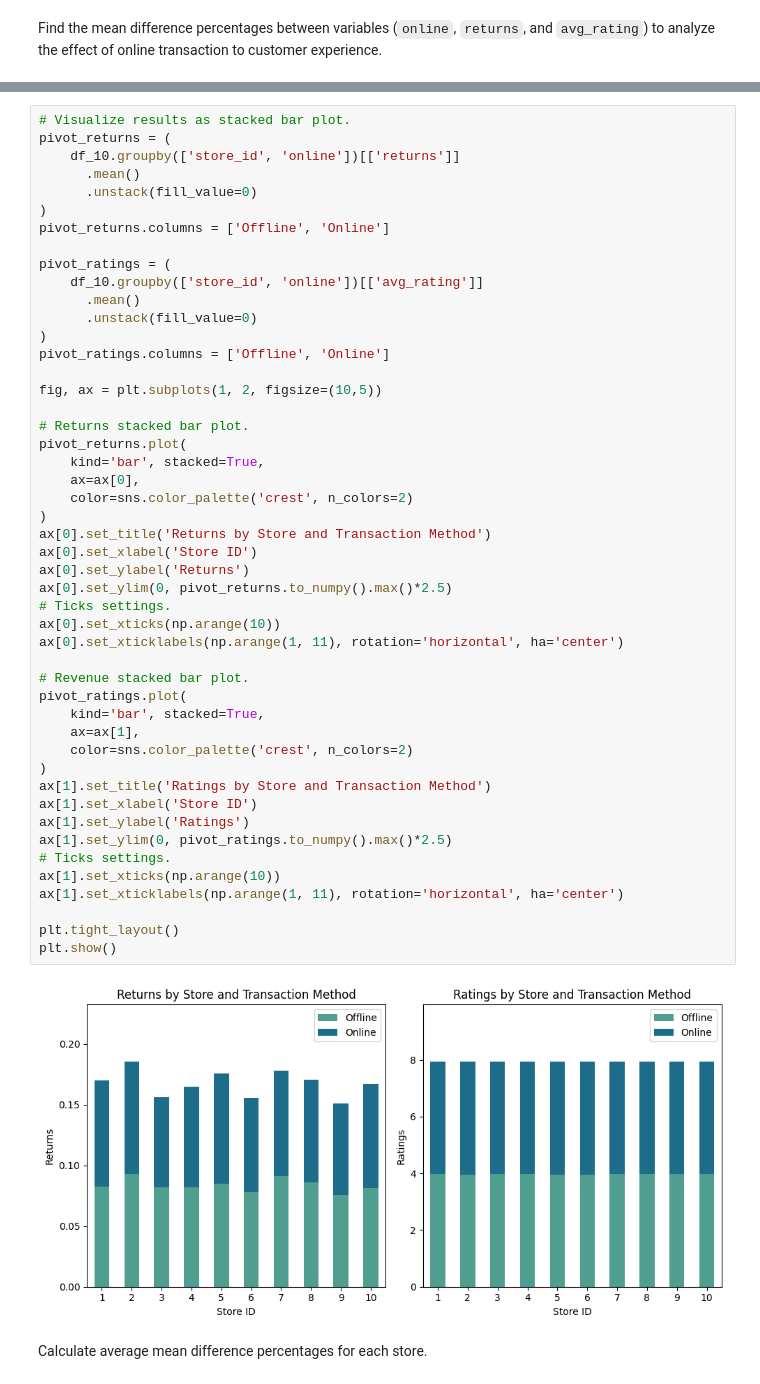
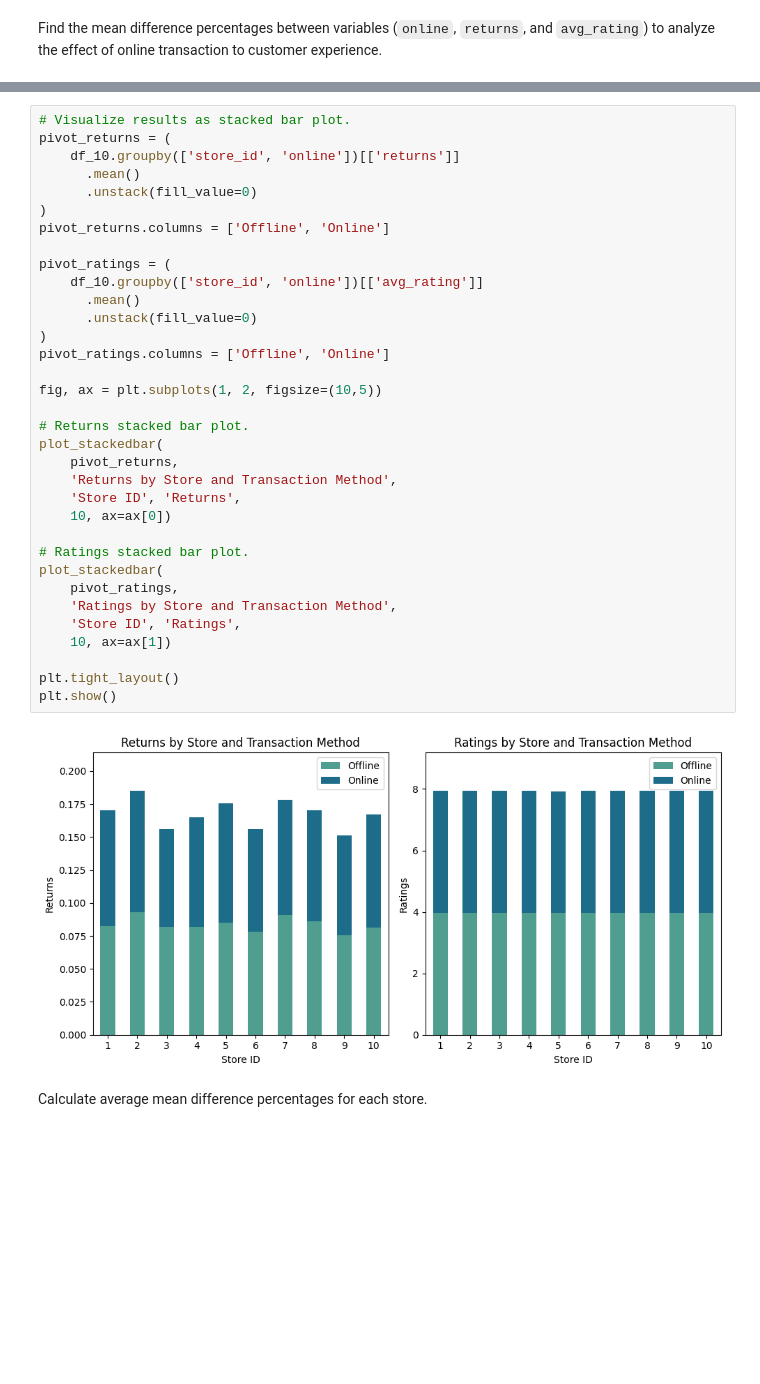
Before and after one commit to gracypresilia/SalesRevenue_Multivariate_Forecasting, a Jupyter notebook: eda.ipynb, the cells around one changed output, grey strips where cells are left out. Drawn from its saved outputs; the diff is of its cells as text; blank space fills up the shorter version.

```diff
--- a/eda.ipynb
+++ b/eda.ipynb
@@ -1164,53 +1154,39 @@ Effect of Online Transaction to Each Store's Customer Experience by Mean Differe
 # %%
 # Visualize results as stacked bar plot.
 pivot_returns = (
     df_10.groupby(['store_id', 'online'])[['returns']]
       .mean()
       .unstack(fill_value=0)
 )
 pivot_returns.columns = ['Offline', 'Online']
 
 pivot_ratings = (
     df_10.groupby(['store_id', 'online'])[['avg_rating']]
       .mean()
       .unstack(fill_value=0)
 )
 pivot_ratings.columns = ['Offline', 'Online']
 
 fig, ax = plt.subplots(1, 2, figsize=(10,5))
 
 # Returns stacked bar plot.
-pivot_returns.plot(
-    kind='bar', stacked=True,
-    ax=ax[0],
-    color=sns.color_palette('crest', n_colors=2)
-)
-ax[0].set_title('Returns by Store and Transaction Method')
-ax[0].set_xlabel('Store ID')
-ax[0].set_ylabel('Returns')
-ax[0].set_ylim(0, pivot_returns.to_numpy().max()*2.5)
-# Ticks settings.
-ax[0].set_xticks(np.arange(10))
-ax[0].set_xticklabels(np.arange(1, 11), rotation='horizontal', ha='center')
+plot_stackedbar(
+    pivot_returns,
+    'Returns by Store and Transaction Method',
+    'Store ID', 'Returns',
+    10, ax=ax[0])
 
-# Revenue stacked bar plot.
-pivot_ratings.plot(
-    kind='bar', stacked=True,
-    ax=ax[1],
-    color=sns.color_palette('crest', n_colors=2)
-)
-ax[1].set_title('Ratings by Store and Transaction Method')
-ax[1].set_xlabel('Store ID')
-ax[1].set_ylabel('Ratings')
-ax[1].set_ylim(0, pivot_ratings.to_numpy().max()*2.5)
-# Ticks settings.
-ax[1].set_xticks(np.arange(10))
-ax[1].set_xticklabels(np.arange(1, 11), rotation='horizontal', ha='center')
+# Ratings stacked bar plot.
+plot_stackedbar(
+    pivot_ratings,
+    'Ratings by Store and Transaction Method',
+    'Store ID', 'Ratings',
+    10, ax=ax[1])
 
 plt.tight_layout()
 plt.show()
 # %% [output]
-[figure, old version]
+[figure, new version]
 # %% [markdown]
 Calculate average mean difference percentages for each store.
 # %%
```
Also changed, not shown: parts of 26 cells of this notebook, 2 other files.
